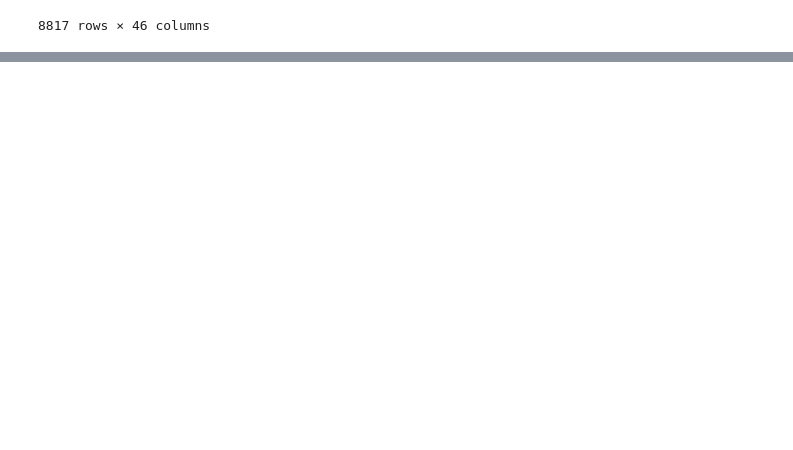
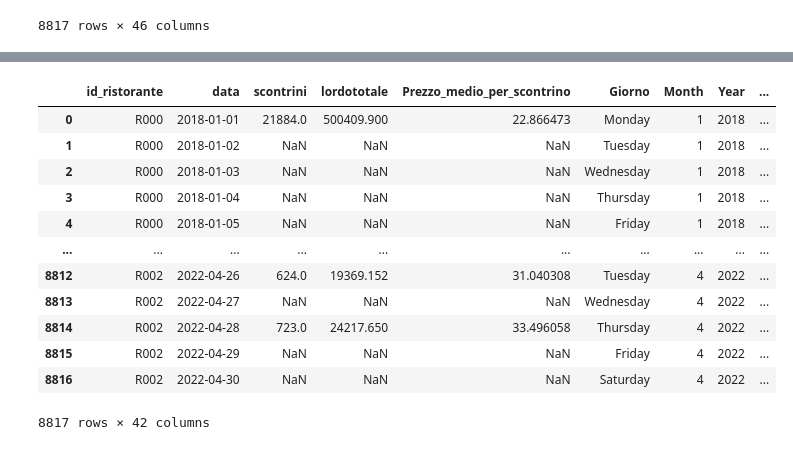
Before and after one commit to giocoal/restaurant-revenue-loss-COVID-retrospective-analysis, a Jupyter notebook: Integrazione dati.ipynb, the cells around one changed output, grey strips where cells are left out. Drawn from its saved outputs; the diff is of its cells as text; code cells hidden in the pictures; blank space fills up the shorter version.

Commit message:
Pulizia dataset

```diff
--- a/Integrazione dati.ipynb
+++ b/Integrazione dati.ipynb
@@ -20,8 +20,8 @@ df
 | 8816 | 2022-04-30 | 0.0 | 0.0 | R001 |
 8817 rows × 4 columns
 # %%
-cittaristoranti = pd.read_csv("Dati/Ristoranti/RistorantiCitta.csv", sep=';')
-cittaristoranti
+inforistoranti = pd.read_csv("Dati/Ristoranti/RistorantiCitta.csv", sep=';')
+inforistoranti
 # %% [output]
 |  | Codice | Location |
 | 0 | R000 | Montebello |
@@ -32,7 +32,7 @@ cittaristoranti
 | 5 | R002 | Piacenza |
 # %%
 ### Unione dataset df e cittaristoranti per aggiungere colonna Location
-df = df.merge(cittaristoranti, left_on='id_ristorante', right_on='Codice')
+df = df.merge(inforistoranti, left_on='id_ristorante', right_on='Codice')
 df
 # %% [output]
 |  | data | scontrini | lordototale | id_ristorante | Codice | Location |
@@ -1058,0 +1108,19 @@ ristorante6.to_csv('ristorante6.csv')
+# %%
+### Droppo dal dataset completo le informazioni contenute in inforistoranti
+
+df_clean = df.drop(['Location', 'Regione', 'Provincia', 'Popolazione'], axis=1)
+df_clean
+# %% [output]
+|  | id_ristorante | data | scontrini | lordototale | Prezzo_medio_per_scontrino | Giorno | Month | Year | ... |
+| 0 | R000 | 2018-01-01 | 21884.0 | 500409.900 | 22.866473 | Monday | 1 | 2018 | ... |
+| 1 | R000 | 2018-01-02 | NaN | NaN | NaN | Tuesday | 1 | 2018 | ... |
+| 2 | R000 | 2018-01-03 | NaN | NaN | NaN | Wednesday | 1 | 2018 | ... |
+| 3 | R000 | 2018-01-04 | NaN | NaN | NaN | Thursday | 1 | 2018 | ... |
+| 4 | R000 | 2018-01-05 | NaN | NaN | NaN | Friday | 1 | 2018 | ... |
+| ... | ... | ... | ... | ... | ... | ... | ... | ... | ... |
+| 8812 | R002 | 2022-04-26 | 624.0 | 19369.152 | 31.040308 | Tuesday | 4 | 2022 | ... |
+| 8813 | R002 | 2022-04-27 | NaN | NaN | NaN | Wednesday | 4 | 2022 | ... |
+| 8814 | R002 | 2022-04-28 | 723.0 | 24217.650 | 33.496058 | Thursday | 4 | 2022 | ... |
+| 8815 | R002 | 2022-04-29 | NaN | NaN | NaN | Friday | 4 | 2022 | ... |
+| 8816 | R002 | 2022-04-30 | NaN | NaN | NaN | Saturday | 4 | 2022 | ... |
+8817 rows × 42 columns
```
Also changed, not shown: parts of 5 cells of this notebook, 3 other files.
